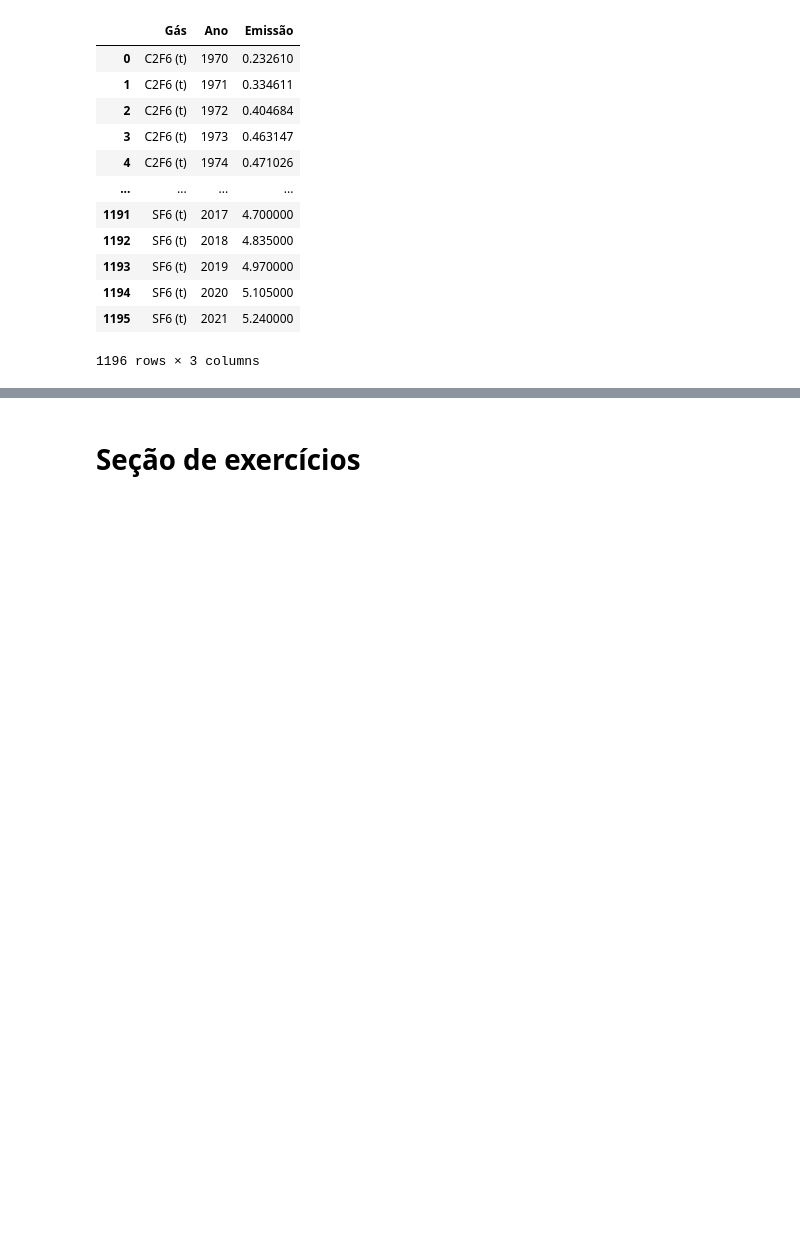
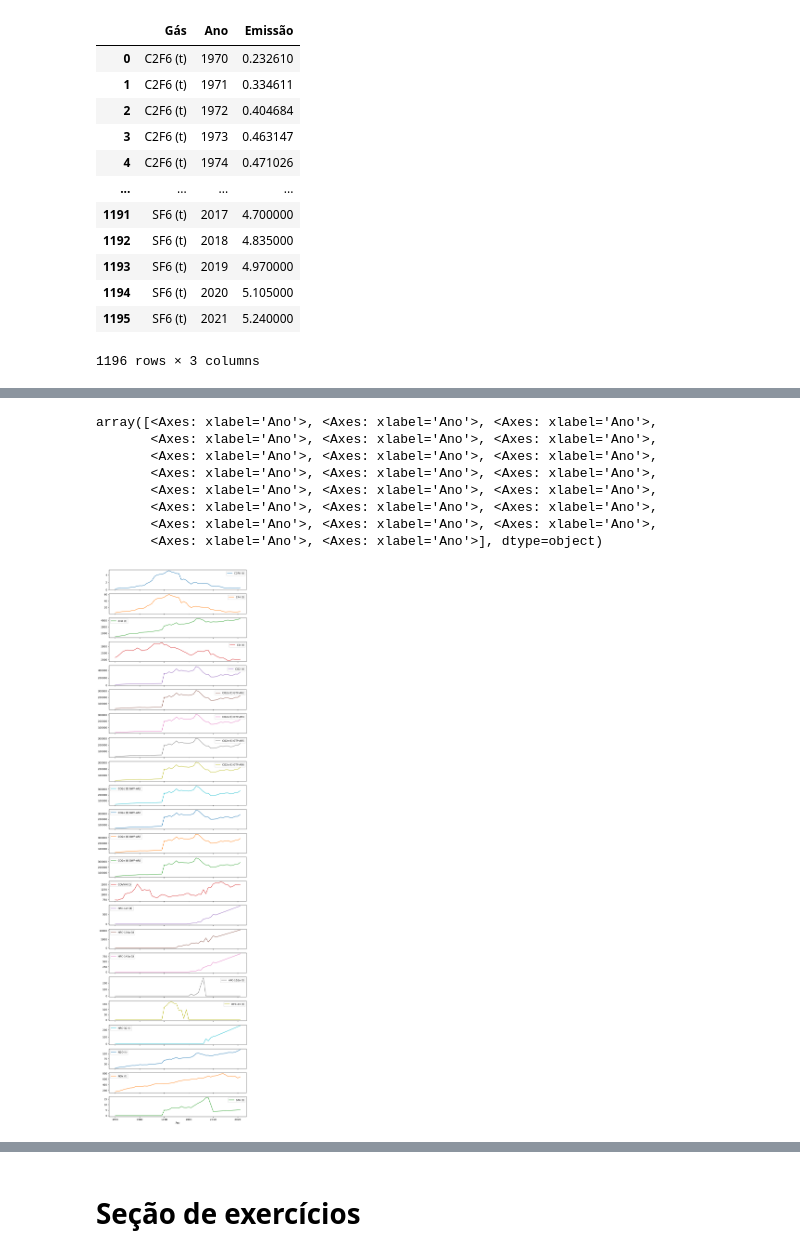
Before and after one commit to joas-ds/Alura_Python_para_Data_Science-Public, a Jupyter notebook: Selecionando_e_agrupando_dados/analise_dados_SEEG.ipynb, the cells around one changed output, grey strips where cells are left out. Saved outputs shown, nothing was run; the diff lists cells and outputs as text; code cells hidden in the pictures; blank space fills up the shorter version.

Commit message:
Adiciona gráficos de barra de emissão de cada gás

```diff
--- a/Selecionando_e_agrupando_dados/analise_dados_SEEG.ipynb
+++ b/Selecionando_e_agrupando_dados/analise_dados_SEEG.ipynb
@@ -661,0 +664,3 @@ fig.show()
+# %%
+media_emissao_anual = emissoes_por_ano.groupby(['Ano', 'Gás'])[['Emissão']].mean().reset_index()
+media_emissao_anual
@@ -661,0 +681,4 @@ fig.show()
+# %%
+# Transforma coluna com todos os gases em uma coluna para cada gás
+media_emissao_anual = media_emissao_anual.pivot_table(index='Ano', columns='Gás', values='Emissão')
+media_emissao_anual
@@ -661,0 +705,12 @@ fig.show()
+# %%
+media_emissao_anual.plot(subplots=True, figsize=(10, 40))
+# %% [output]
+array([<Axes: xlabel='Ano'>, <Axes: xlabel='Ano'>, <Axes: xlabel='Ano'>,
+       <Axes: xlabel='Ano'>, <Axes: xlabel='Ano'>, <Axes: xlabel='Ano'>,
+       <Axes: xlabel='Ano'>, <Axes: xlabel='Ano'>, <Axes: xlabel='Ano'>,
+       <Axes: xlabel='Ano'>, <Axes: xlabel='Ano'>, <Axes: xlabel='Ano'>,
+       <Axes: xlabel='Ano'>, <Axes: xlabel='Ano'>, <Axes: xlabel='Ano'>,
+       <Axes: xlabel='Ano'>, <Axes: xlabel='Ano'>, <Axes: xlabel='Ano'>,
+       <Axes: xlabel='Ano'>, <Axes: xlabel='Ano'>, <Axes: xlabel='Ano'>,
+       <Axes: xlabel='Ano'>, <Axes: xlabel='Ano'>], dtype=object)
+[figure, added]
```
Also changed, not shown: parts of 5 cells of this notebook.
